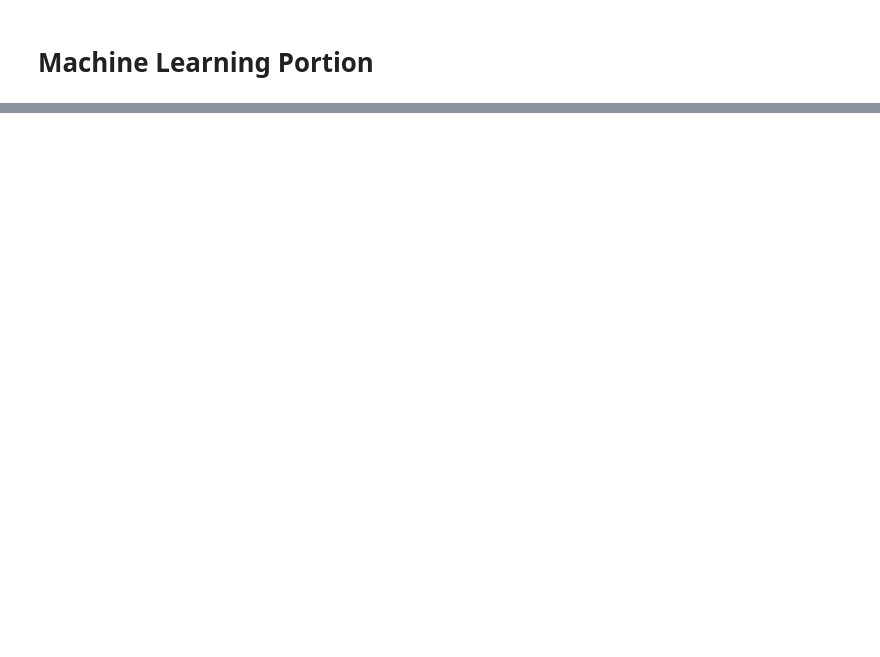
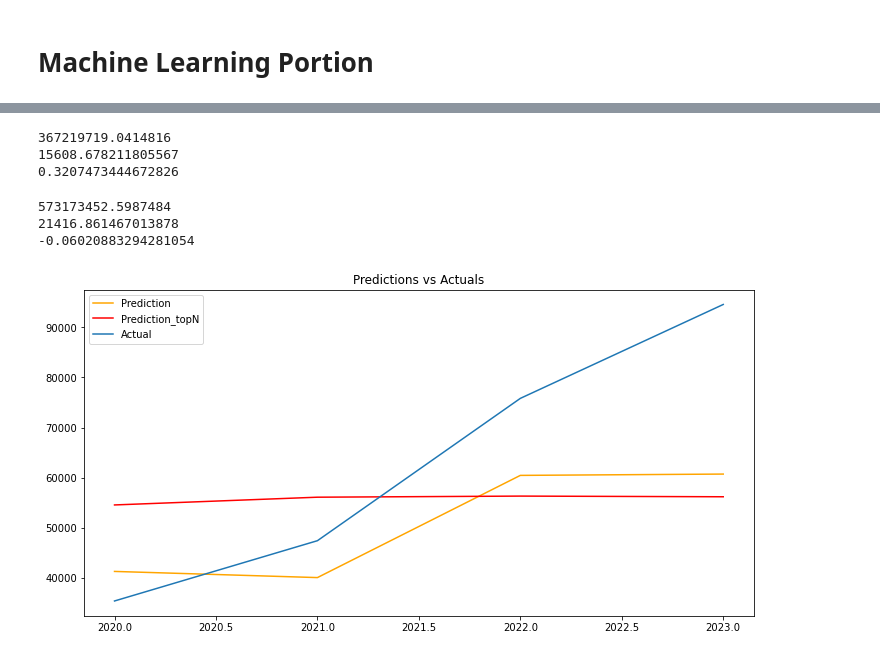
Before and after one commit to maxlee98/internal-mlops, a Jupyter notebook: coe_model/helper/01-ML_Experiment-All.ipynb, the cells around one changed output, grey strips where cells are left out. Drawn from its saved outputs; the diff is of its cells as text; code cells hidden in the pictures; blank space fills up the shorter version.

Commit message:
FeatureExperiment
Comparing between Feature Selection and No Feature Selection

```diff
--- a/coe_model/helper/01-ML_Experiment-All.ipynb
+++ b/coe_model/helper/01-ML_Experiment-All.ipynb
@@ -281,0 +132,10 @@ plt.grid(True)
+# %%
+# feature selection
+X_train_fs, X_test_fs, fs = select_features(X_train, y_train, X_test)
+
+# Scores for features & Offset 1 cause Target Feature
+feature_df = pd.DataFrame({"Features": df.columns[1:], "Scores": fs.scores_})
+topN = 5
+topN_features = feature_df.sort_values('Scores', ascending=False)[:topN]
+topN_features
+# print(fs.pvalues_)
@@ -281,0 +149,5 @@ plt.grid(True)
+# %%
+topN_features_names = list(topN_features.loc[:, 'Features'])
+X_train_topN, X_test_topN = X_train.loc[:, topN_features_names], X_test.loc[:, topN_features_names]
+# X_train_topN
+# X_test_topN
@@ -281,0 +179,40 @@ plt.grid(True)
+# %%
+model_forest = grid_forest.fit(X_train, y_train)
+
+pred = model_forest.predict(X_test)
+mse = metrics.mean_squared_error(y_test, pred)
+mae = metrics.mean_absolute_error(y_test, pred)
+r2 = metrics.r2_score(y_test, pred)
+
+print(mse)
+print(mae)
+print(r2)
+# %% [output]
+367219719.0414816
+15608.678211805567
+0.3207473444672826
+# %%
+model_forest_fs = grid_forest.fit(X_train_topN, y_train)
+
+pred_topN = model_forest.predict(X_test_topN)
+mse_topN = metrics.mean_squared_error(y_test, pred_topN)
+mae_topN = metrics.mean_absolute_error(y_test, pred_topN)
+r2_topN = metrics.r2_score(y_test, pred_topN)
+
+print(mse_topN)
+print(mae_topN)
+print(r2_topN)
+# %% [output]
+573173452.5987484
+21416.861467013878
+-0.06020883294281054
+# %%
+plt.figure(figsize=(12,6), facecolor='white')
+plt.plot(X_test.index, pred, label='Prediction', color='Orange')
+plt.plot(X_test.index, pred_topN, label='Prediction_topN', color='Red')
+plt.plot(X_test.index, y_test, label='Actual')
+plt.title('Predictions vs Actuals')
+plt.legend()
+plt.show()
+# %% [output]
+[figure, added]
```
Also changed, not shown: parts of 21 cells of this notebook, 1 other file.
